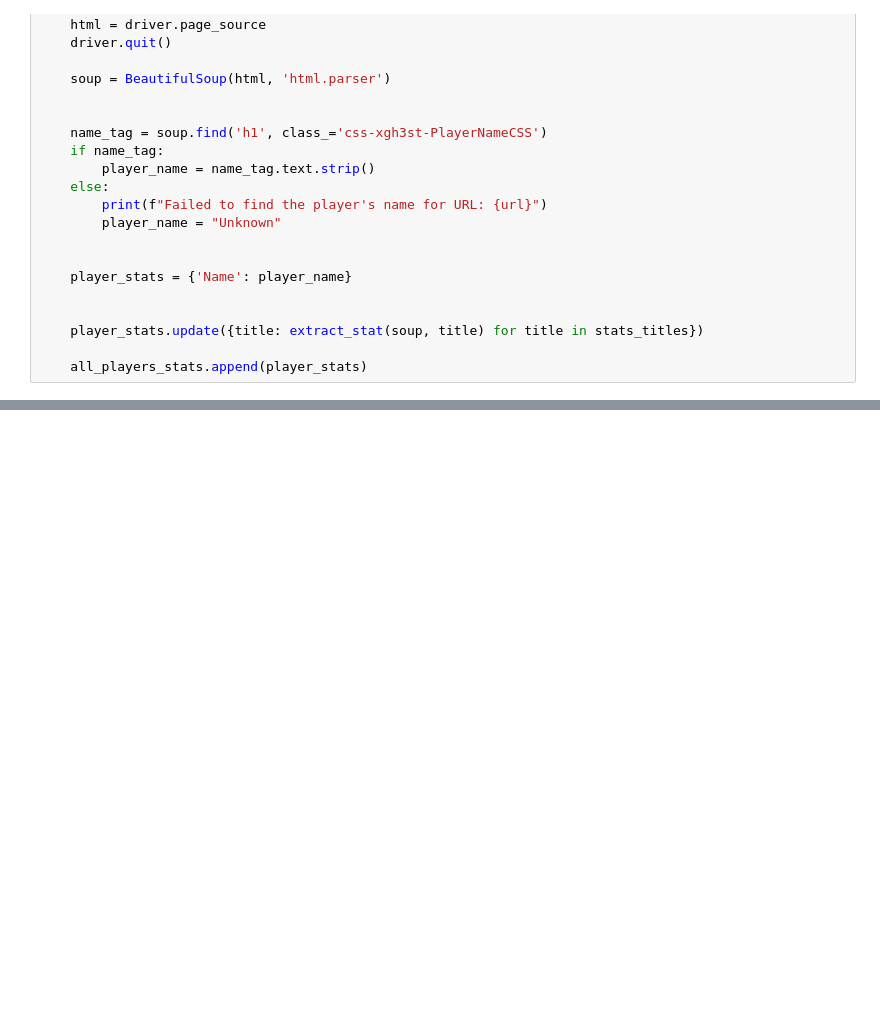
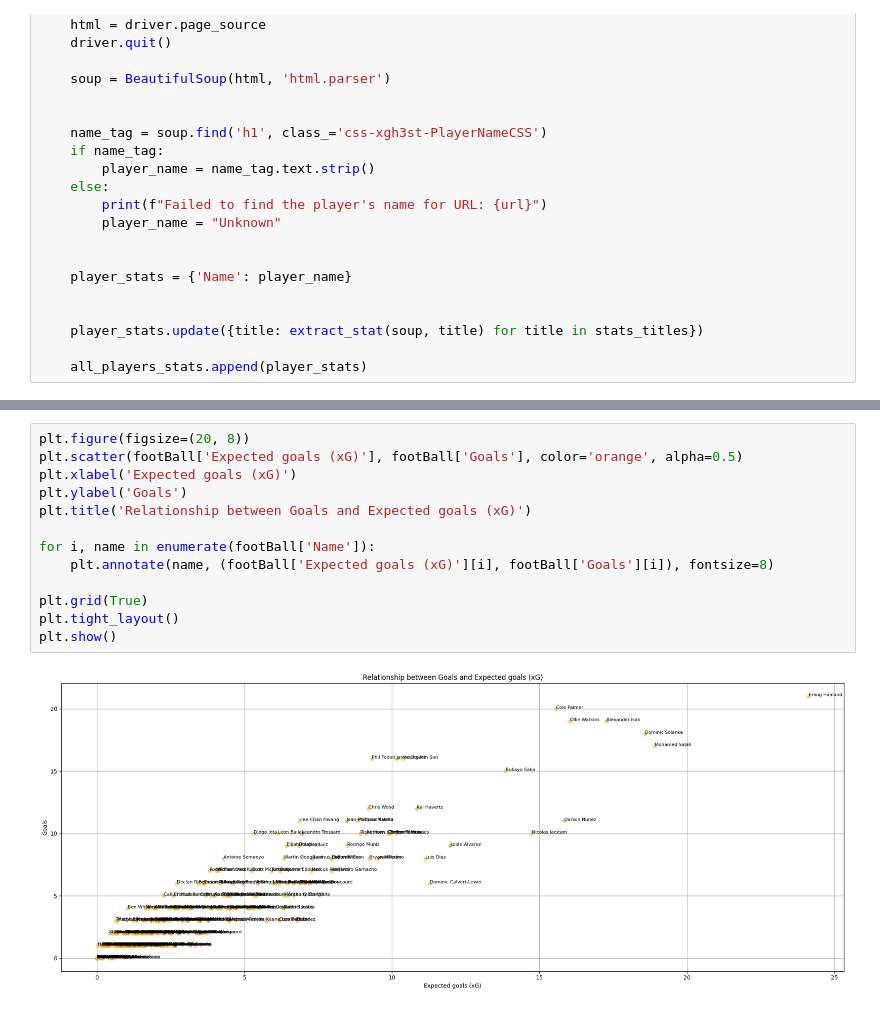
Before and after one commit to medrees-1000/Scraper-Project, a Jupyter notebook: testeing.ipynb, the cells around one changed output, grey strips where cells are left out. Cells and saved outputs as stored; diff of their text form; blank space fills up the shorter version.

```diff
--- a/testeing.ipynb
+++ b/testeing.ipynb
@@ -141,0 +242,15 @@ df
+# %%
+plt.figure(figsize=(20, 8))
+plt.scatter(footBall['Expected goals (xG)'], footBall['Goals'], color='orange', alpha=0.5)
+plt.xlabel('Expected goals (xG)')
+plt.ylabel('Goals')
+plt.title('Relationship between Goals and Expected goals (xG)')
+
+for i, name in enumerate(footBall['Name']):
+    plt.annotate(name, (footBall['Expected goals (xG)'][i], footBall['Goals'][i]), fontsize=8)
+
+plt.grid(True)
+plt.tight_layout()
+plt.show()
+# %% [output]
+[figure, added]
```
Also changed, not shown: parts of 12 cells of this notebook.
